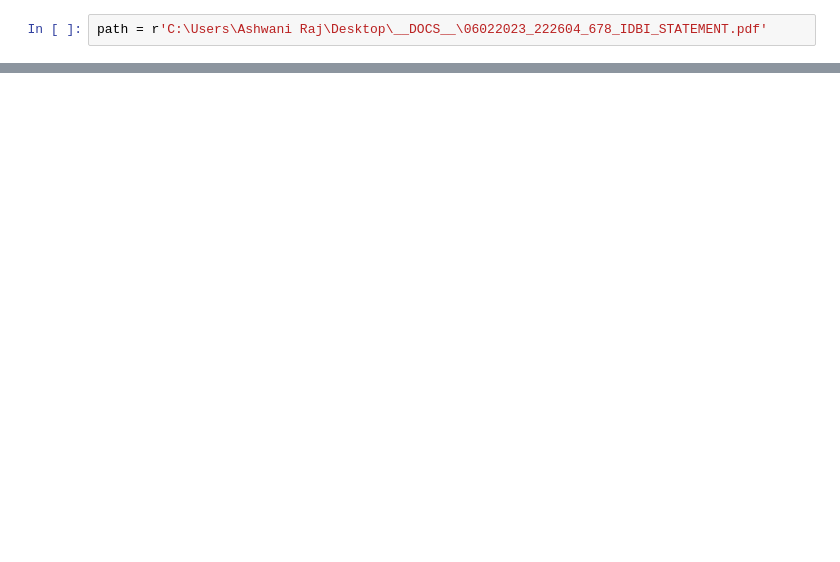
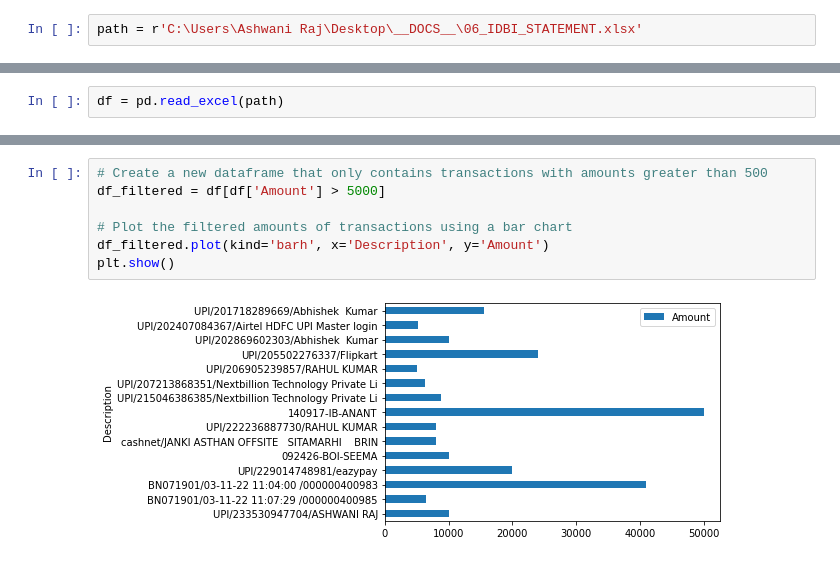
Before and after one commit to Ashwaniraj679/I-m-still-learning, a Jupyter notebook: My_bank_statement.ipynb, the cells around one changed output, grey strips where cells are left out. Drawn from its saved outputs; the diff is of its cells as text; blank space fills up the shorter version.

```diff
--- a/My_bank_statement.ipynb
+++ b/My_bank_statement.ipynb
@@ -5,2 +7,2 @@ import pandas as pd
 # %%
-path = r'C:\Users\Ashwani Raj\Desktop\__DOCS__\06022023_222604_678_IDBI_STATEMENT.pdf'
+path = r'C:\Users\Ashwani Raj\Desktop\__DOCS__\06_IDBI_STATEMENT.xlsx'
@@ -58,0 +9,2 @@ texts
+# %%
+df = pd.read_excel(path)
@@ -58,0 +80,9 @@ texts
+# %%
+# Create a new dataframe that only contains transactions with amounts greater than 500
+df_filtered = df[df['Amount'] > 5000]
+
+# Plot the filtered amounts of transactions using a bar chart
+df_filtered.plot(kind='barh', x='Description', y='Amount')
+plt.show()
+# %% [output]
+[figure, added]
```
Also changed, not shown: parts of 19 cells of this notebook.
